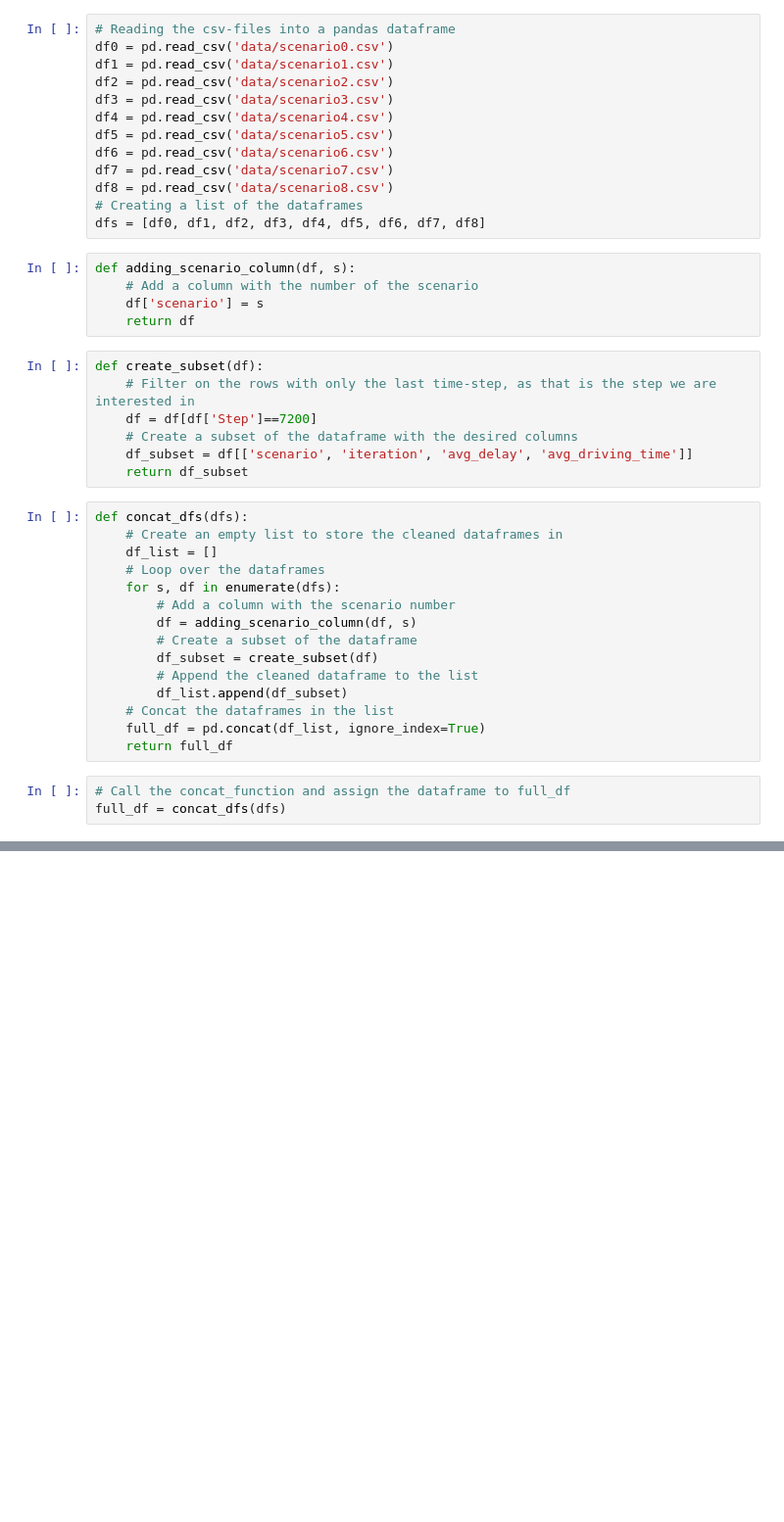
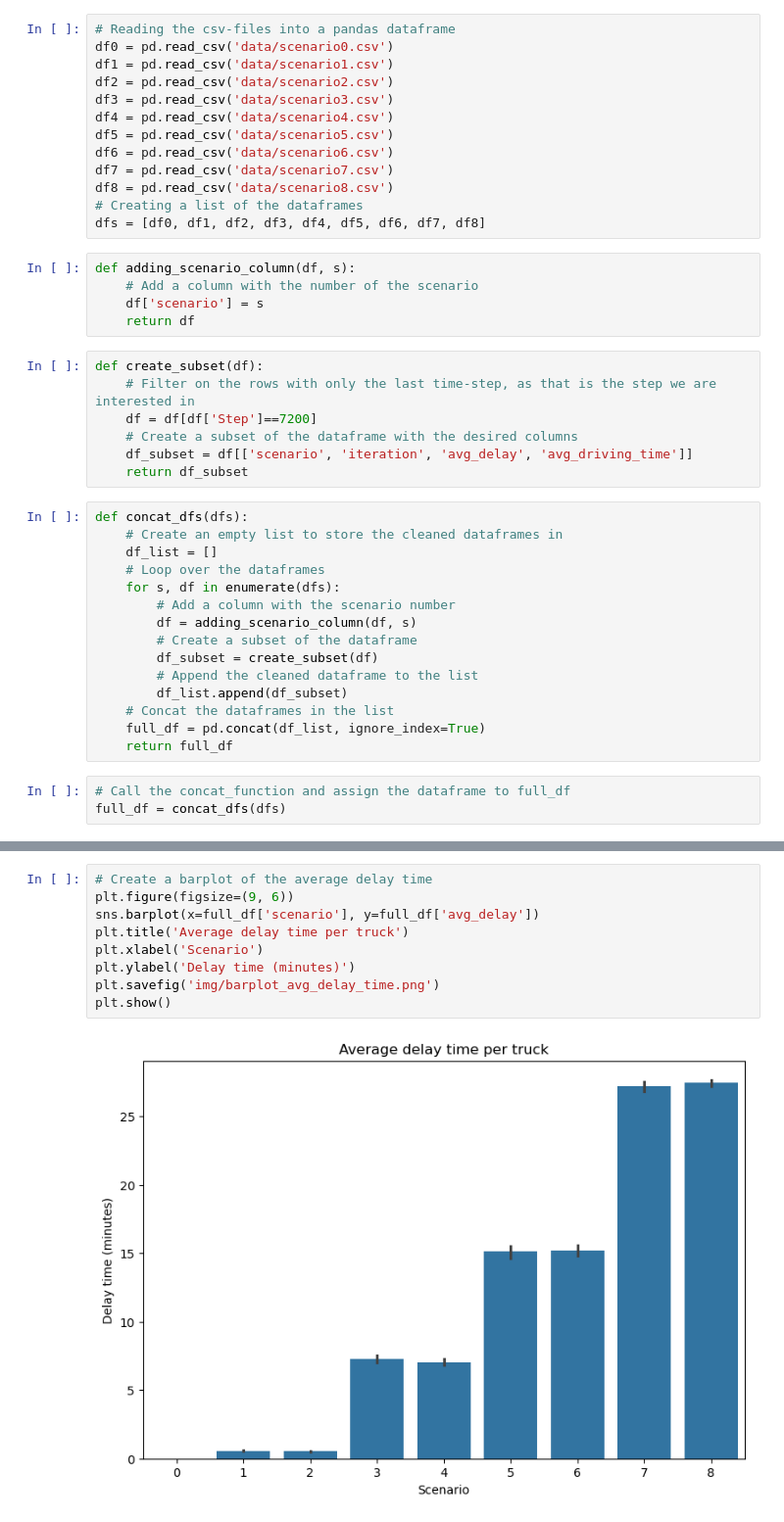
Before and after one commit to mlmoleman/EPA133a-Lab, a Jupyter notebook: EPA133a-G07-A2/AS2_visualization.ipynb, the cells around one changed output, grey strips where cells are left out. Shown at 98% size. Saved outputs shown, nothing was run; the diff lists cells and outputs as text; blank space fills up the shorter version.

```diff
--- a/EPA133a-G07-A2/AS2_visualization.ipynb
+++ b/EPA133a-G07-A2/AS2_visualization.ipynb
@@ -68,0 +59,11 @@ plt.show()
+# %%
+# Create a barplot of the average delay time
+plt.figure(figsize=(9, 6))
+sns.barplot(x=full_df['scenario'], y=full_df['avg_delay'])
+plt.title('Average delay time per truck')
+plt.xlabel('Scenario')
+plt.ylabel('Delay time (minutes)')
+plt.savefig('img/barplot_avg_delay_time.png')
+plt.show()
+# %% [output]
+[figure, added]
```
Also changed, not shown: parts of 2 cells of this notebook.
